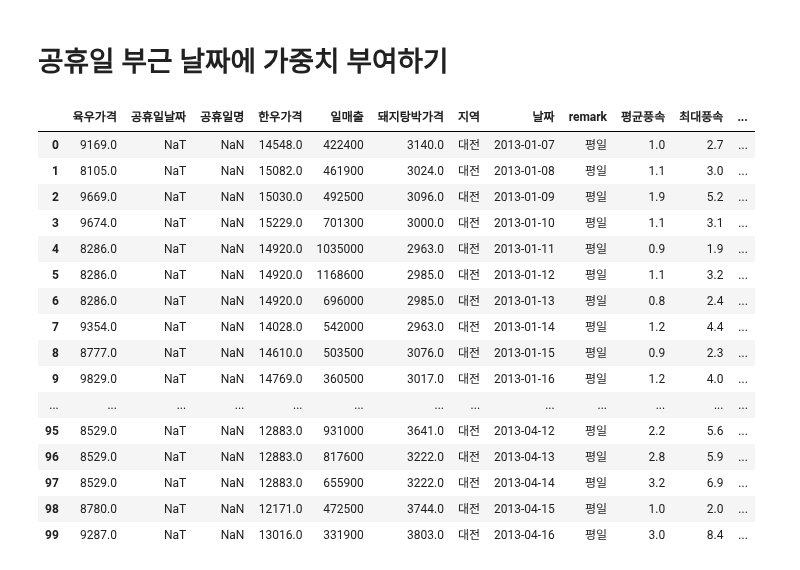
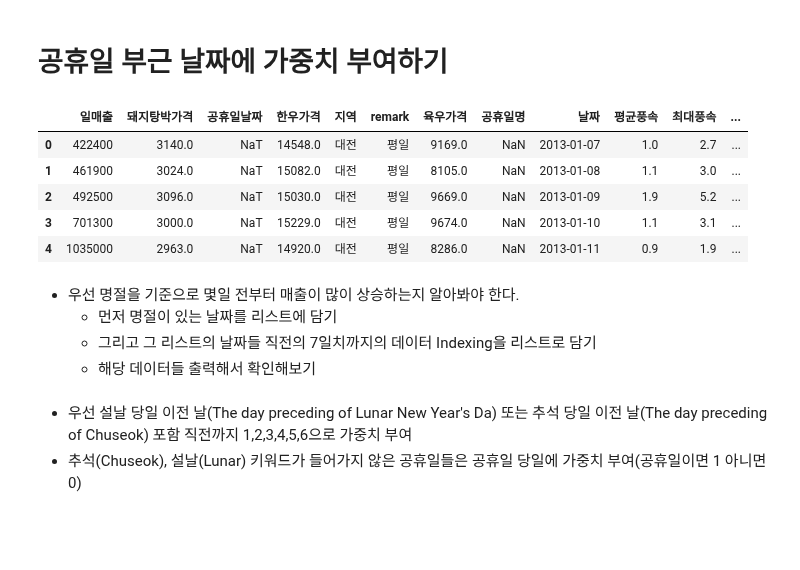
Before and after one commit to young-hun-jo/DataAnalysis, a Jupyter notebook: woochuri/analysis.ipynb, the cells around one changed output. Drawn from its saved outputs; the diff is of its cells as text; code cells hidden in the pictures; blank space fills up the shorter version.

```diff
--- a/woochuri/analysis.ipynb
+++ b/woochuri/analysis.ipynb
@@ -322,22 +322,11 @@ dataset.head()
 # 공휴일 부근 날짜에 가중치 부여하기
 # %%
 pd.options.display.max_rows = 100
-dataset.head(100)
+dataset.head()
 # %% [output]
-|  | 육우가격 | 공휴일날짜 | 공휴일명 | 한우가격 | 일매출 | 돼지탕박가격 | 지역 | 날짜 | remark | 평균풍속 | 최대풍속 | ... |
-| 0 | 9169.0 | NaT | NaN | 14548.0 | 422400 | 3140.0 | 대전 | 2013-01-07 | 평일 | 1.0 | 2.7 | ... |
-| 1 | 8105.0 | NaT | NaN | 15082.0 | 461900 | 3024.0 | 대전 | 2013-01-08 | 평일 | 1.1 | 3.0 | ... |
-| 2 | 9669.0 | NaT | NaN | 15030.0 | 492500 | 3096.0 | 대전 | 2013-01-09 | 평일 | 1.9 | 5.2 | ... |
-| 3 | 9674.0 | NaT | NaN | 15229.0 | 701300 | 3000.0 | 대전 | 2013-01-10 | 평일 | 1.1 | 3.1 | ... |
-| 4 | 8286.0 | NaT | NaN | 14920.0 | 1035000 | 2963.0 | 대전 | 2013-01-11 | 평일 | 0.9 | 1.9 | ... |
-| 5 | 8286.0 | NaT | NaN | 14920.0 | 1168600 | 2985.0 | 대전 | 2013-01-12 | 평일 | 1.1 | 3.2 | ... |
-| 6 | 8286.0 | NaT | NaN | 14920.0 | 696000 | 2985.0 | 대전 | 2013-01-13 | 평일 | 0.8 | 2.4 | ... |
-| 7 | 9354.0 | NaT | NaN | 14028.0 | 542000 | 2963.0 | 대전 | 2013-01-14 | 평일 | 1.2 | 4.4 | ... |
-| 8 | 8777.0 | NaT | NaN | 14610.0 | 503500 | 3076.0 | 대전 | 2013-01-15 | 평일 | 0.9 | 2.3 | ... |
-| 9 | 9829.0 | NaT | NaN | 14769.0 | 360500 | 3017.0 | 대전 | 2013-01-16 | 평일 | 1.2 | 4.0 | ... |
-| ... | ... | ... | ... | ... | ... | ... | ... | ... | ... | ... | ... | ... |
-| 95 | 8529.0 | NaT | NaN | 12883.0 | 931000 | 3641.0 | 대전 | 2013-04-12 | 평일 | 2.2 | 5.6 | ... |
-| 96 | 8529.0 | NaT | NaN | 12883.0 | 817600 | 3222.0 | 대전 | 2013-04-13 | 평일 | 2.8 | 5.9 | ... |
-| 97 | 8529.0 | NaT | NaN | 12883.0 | 655900 | 3222.0 | 대전 | 2013-04-14 | 평일 | 3.2 | 6.9 | ... |
-| 98 | 8780.0 | NaT | NaN | 12171.0 | 472500 | 3744.0 | 대전 | 2013-04-15 | 평일 | 1.0 | 2.0 | ... |
-| 99 | 9287.0 | NaT | NaN | 13016.0 | 331900 | 3803.0 | 대전 | 2013-04-16 | 평일 | 3.0 | 8.4 | ... |
+|  | 일매출 | 돼지탕박가격 | 공휴일날짜 | 한우가격 | 지역 | remark | 육우가격 | 공휴일명 | 날짜 | 평균풍속 | 최대풍속 | ... |
+| 0 | 422400 | 3140.0 | NaT | 14548.0 | 대전 | 평일 | 9169.0 | NaN | 2013-01-07 | 1.0 | 2.7 | ... |
+| 1 | 461900 | 3024.0 | NaT | 15082.0 | 대전 | 평일 | 8105.0 | NaN | 2013-01-08 | 1.1 | 3.0 | ... |
+| 2 | 492500 | 3096.0 | NaT | 15030.0 | 대전 | 평일 | 9669.0 | NaN | 2013-01-09 | 1.9 | 5.2 | ... |
+| 3 | 701300 | 3000.0 | NaT | 15229.0 | 대전 | 평일 | 9674.0 | NaN | 2013-01-10 | 1.1 | 3.1 | ... |
+| 4 | 1035000 | 2963.0 | NaT | 14920.0 | 대전 | 평일 | 8286.0 | NaN | 2013-01-11 | 0.9 | 1.9 | ... |
@@ -343,0 +341,5 @@ dataset.head(100)
+# %% [markdown]
+- 우선 명절을 기준으로 몇일 전부터 매출이 많이 상승하는지 알아봐야 한다.
+    * 먼저 명절이 있는 날짜를 리스트에 담기
+    * 그리고 그 리스트의 날짜들 직전의 7일치까지의 데이터 Indexing을 리스트로 담기
+    * 해당 데이터들 출력해서 확인해보기
@@ -343,0 +360,3 @@ dataset.head(100)
+# %% [markdown]
+- 우선 설날 당일 이전 날(The day preceding of Lunar New Year's Da) 또는 추석 당일 이전 날(The day preceding of Chuseok) 포함 직전까지 1,2,3,4,5,6으로 가중치 부여
+- 추석(Chuseok), 설날(Lunar) 키워드가 들어가지 않은 공휴일들은 공휴일 당일에 가중치 부여(공휴일이면 1 아니면 0)
```
Also changed, not shown: parts of 17 cells of this notebook.
